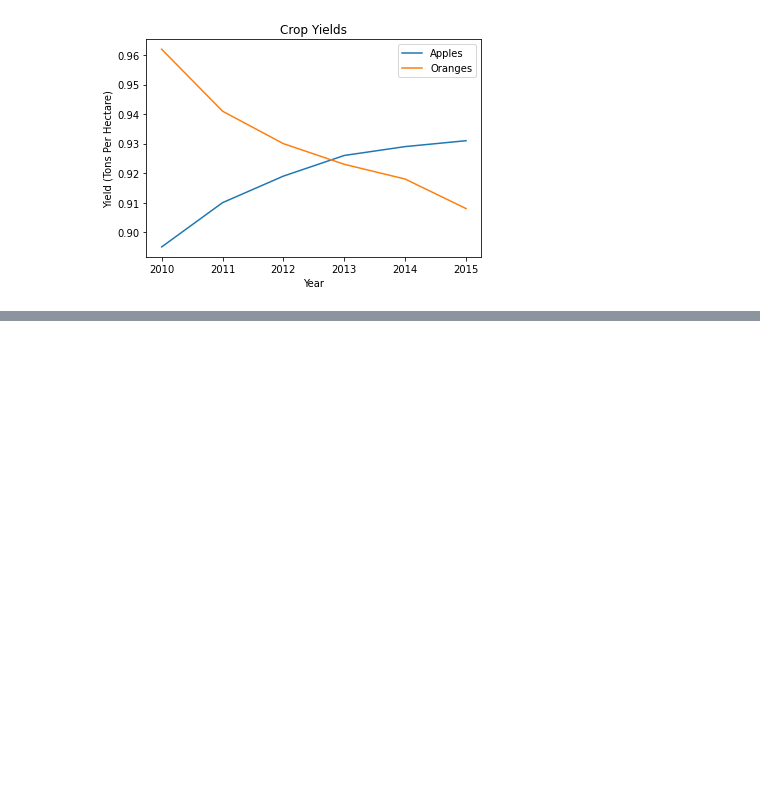
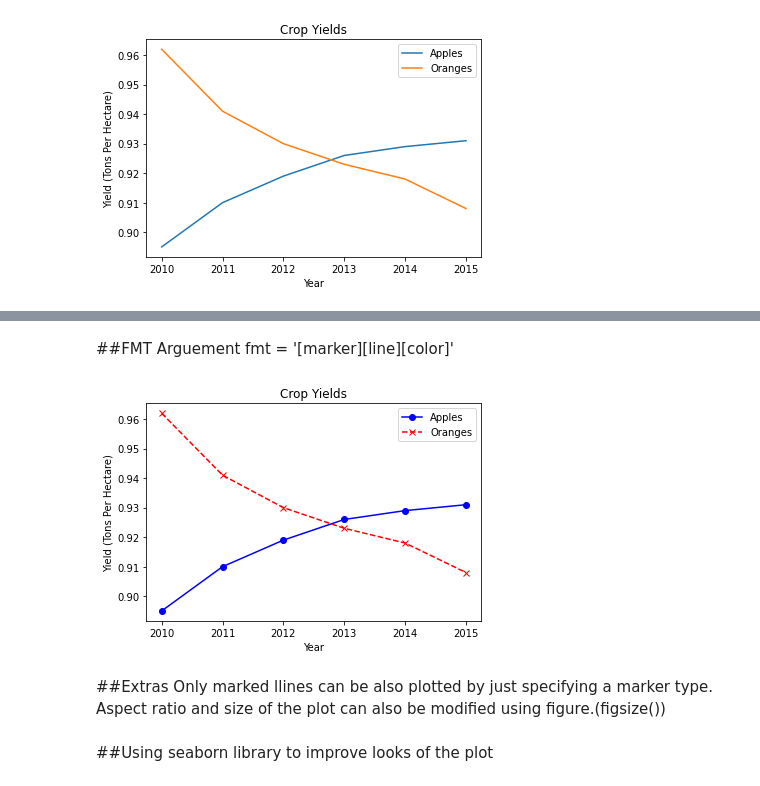
Before and after one commit to PriyanshSaxena25/data_analysis, a Jupyter notebook: Visualization1.ipynb, the cells around one changed output, grey strips where cells are left out. Cells and saved outputs as stored; diff of their text form; code cells hidden in the pictures; blank space fills up the shorter version.

```diff
--- a/Visualization1.ipynb
+++ b/Visualization1.ipynb
@@ -54,0 +65,18 @@ plt.legend(['Apples',"Oranges"]);
+# %% [markdown]
+##FMT Arguement
+fmt = '[marker][line][color]'
+# %%
+plt.plot(years,yield_apples, 'o-b')
+plt.plot(years,oranges,'x--r')
+plt.xlabel('Year')
+plt.ylabel('Yield (Tons Per Hectare)')
+plt.title("Crop Yields")
+plt.legend(['Apples',"Oranges"]);
+# %% [output]
+[figure, added]
+# %% [markdown]
+##Extras
+Only marked llines can be also plotted by just specifying a marker type.
+Aspect ratio and size of the plot can also be modified using figure.(figsize())
+# %% [markdown]
+##Using seaborn library to improve looks of the plot
```
Also changed, not shown: parts of 6 cells of this notebook.
